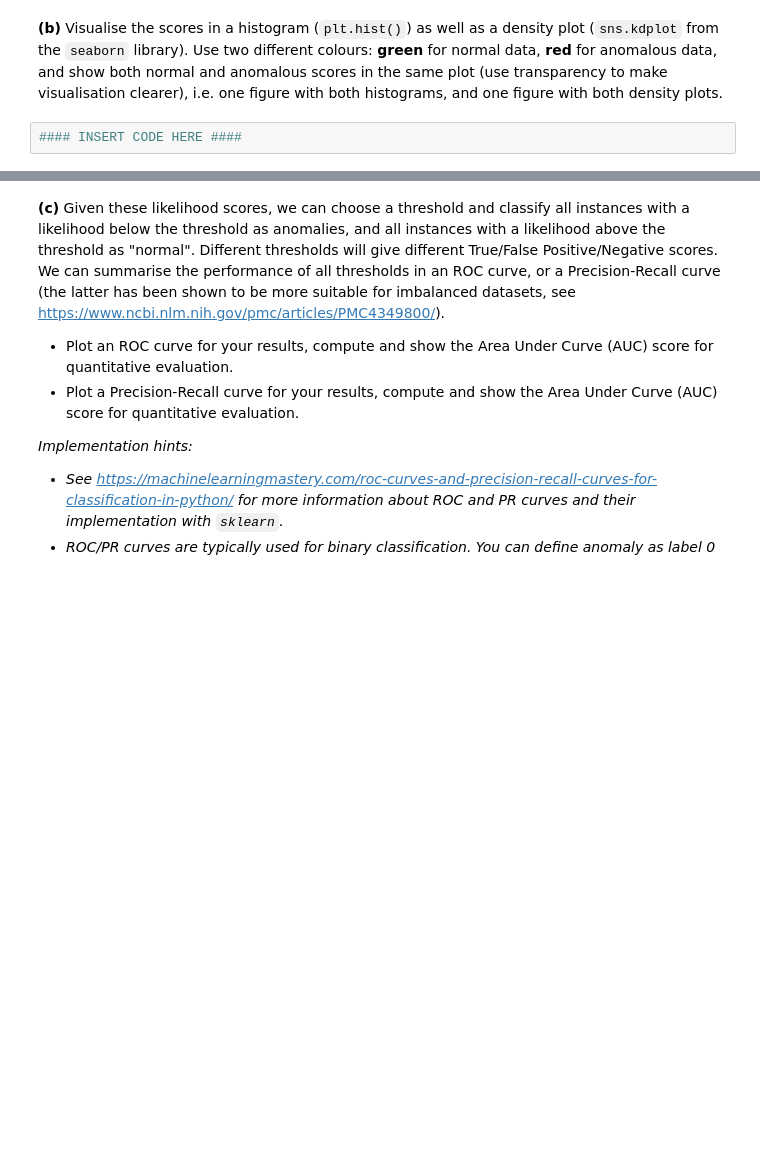
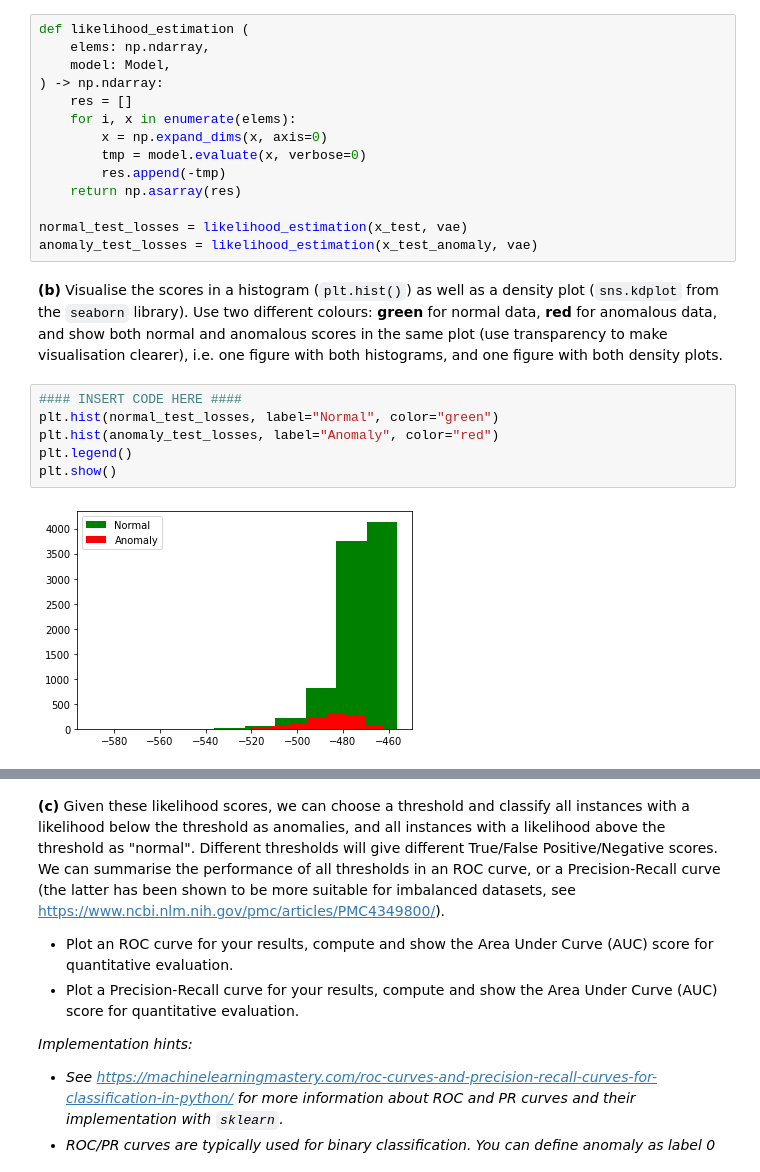
Before and after one commit to tommasobonomo/deeplearning-assignments, a Jupyter notebook: Assignment 4/Assignment_4.ipynb, the cells around one changed output, grey strips where cells are left out. Saved outputs shown, nothing was run; the diff lists cells and outputs as text; blank space fills up the shorter version.

```diff
--- a/Assignment 4/Assignment_4.ipynb
+++ b/Assignment 4/Assignment_4.ipynb
@@ -77,4 +245,24 @@ Qualitatively inspect if the VAE is trained well. The latent space plots we saw
+# %%
+def likelihood_estimation (
+    elems: np.ndarray,
+    model: Model,
+) -> np.ndarray:
+    res = []
+    for i, x in enumerate(elems):
+        x = np.expand_dims(x, axis=0)
+        tmp = model.evaluate(x, verbose=0)
+        res.append(-tmp)
+    return np.asarray(res)
+
+normal_test_losses = likelihood_estimation(x_test, vae)
+anomaly_test_losses = likelihood_estimation(x_test_anomaly, vae)
 # %% [markdown]
 **(b)** Visualise the scores in a histogram (`plt.hist()`) as well as a density plot (`sns.kdplot` from the `seaborn` library). Use two different colours: **green** for normal data, **red** for anomalous data, and show both normal and anomalous scores in the same plot (use transparency to make visualisation clearer), i.e. one figure with both histograms, and one figure with both density plots.
-# %%
-#### INSERT CODE HERE ####
+# %%
+#### INSERT CODE HERE ####
+plt.hist(normal_test_losses, label="Normal", color="green")
+plt.hist(anomaly_test_losses, label="Anomaly", color="red")
+plt.legend()
+plt.show()
+# %% [output]
+[figure, added]
```
Also changed, not shown: parts of 16 cells of this notebook.
